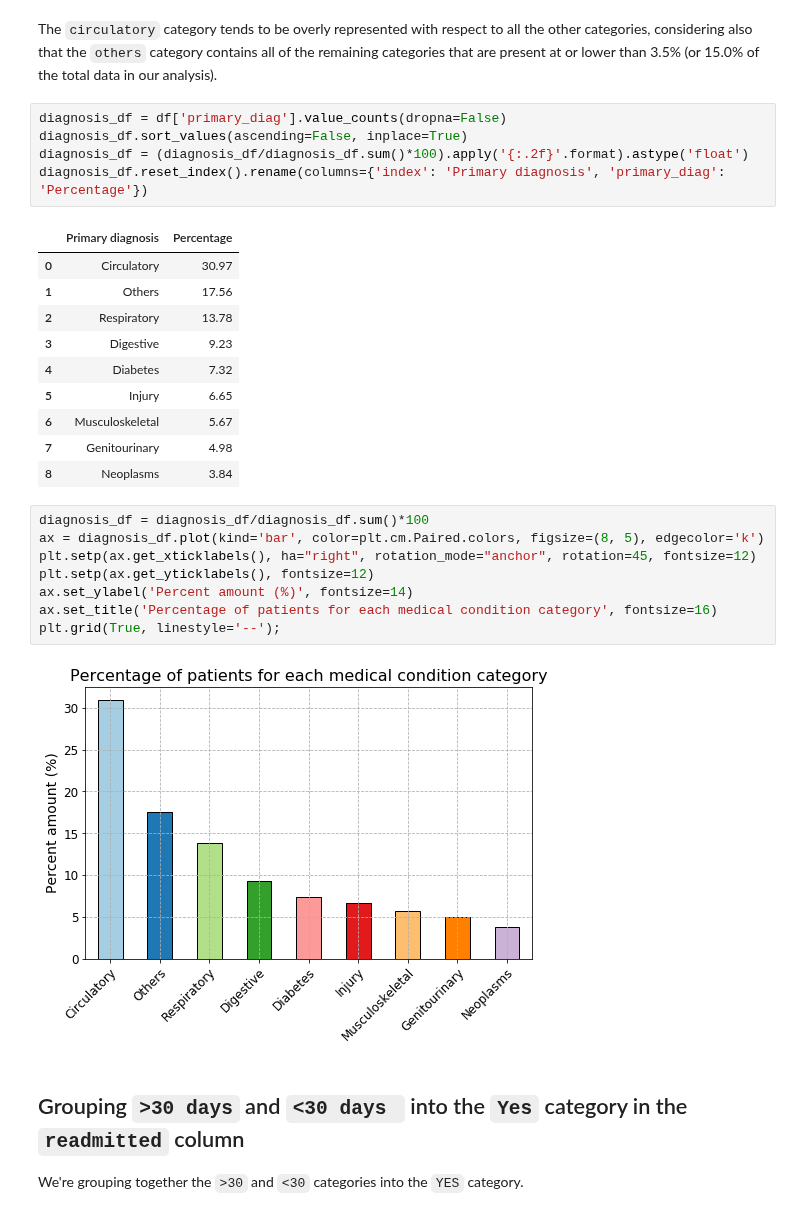
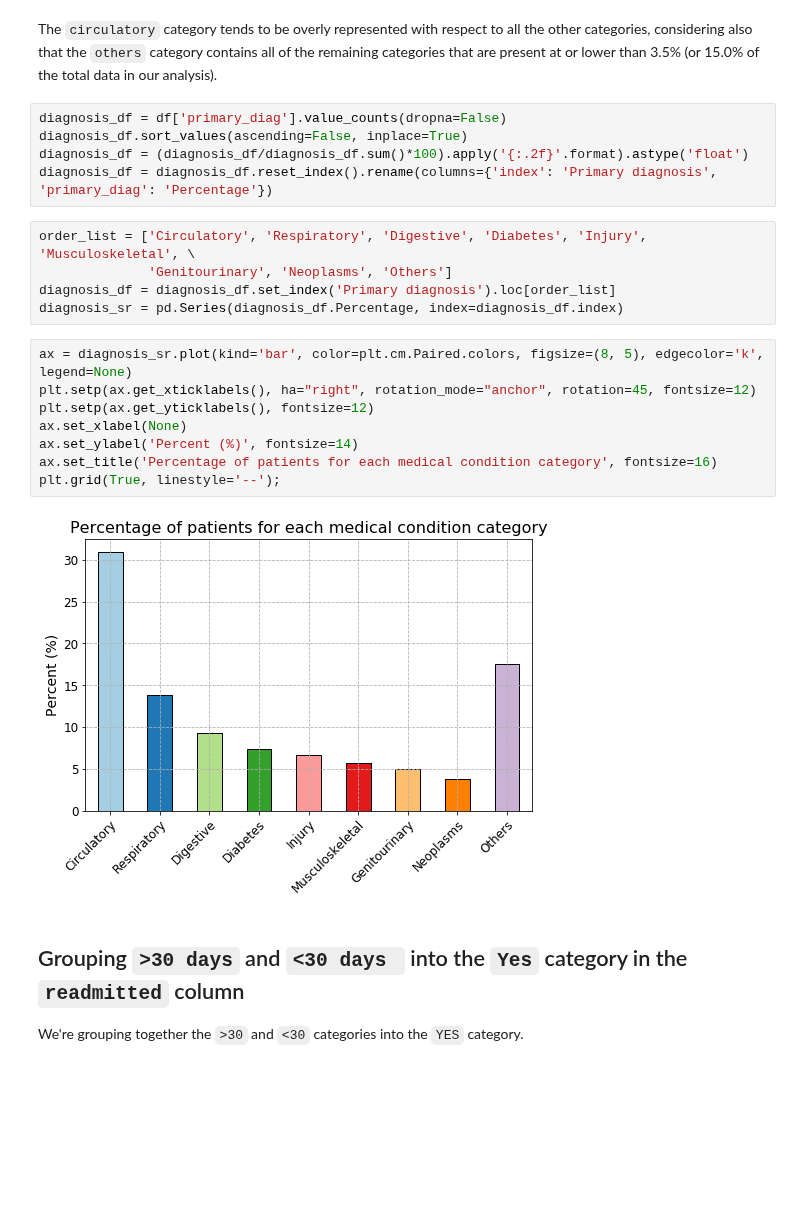
Before and after one commit to capac/kaggle-notebooks, a Jupyter notebook: diabetes-in-130-US-hospitals/1-data-preparation.ipynb, the cells around one changed output. Cells and saved outputs as stored; diff of their text form; blank space fills up the shorter version.

Commit message:
Placed 'Others' columns at the end in 'Percentage of patients for each medical condition category' plot

```diff
--- a/diabetes-in-130-US-hospitals/1-data-preparation.ipynb
+++ b/diabetes-in-130-US-hospitals/1-data-preparation.ipynb
@@ -358,28 +358,22 @@ The `circulatory` category tends to be overly represented with respect to all th
 diagnosis_df = df['primary_diag'].value_counts(dropna=False)
 diagnosis_df.sort_values(ascending=False, inplace=True)
 diagnosis_df = (diagnosis_df/diagnosis_df.sum()*100).apply('{:.2f}'.format).astype('float')
-diagnosis_df.reset_index().rename(columns={'index': 'Primary diagnosis', 'primary_diag': 'Percentage'})
+diagnosis_df = diagnosis_df.reset_index().rename(columns={'index': 'Primary diagnosis', 'primary_diag': 'Percentage'})
-# %% [output]
-|  | Primary diagnosis | Percentage |
-| 0 | Circulatory | 30.97 |
-| 1 | Others | 17.56 |
-| 2 | Respiratory | 13.78 |
-| 3 | Digestive | 9.23 |
-| 4 | Diabetes | 7.32 |
-| 5 | Injury | 6.65 |
-| 6 | Musculoskeletal | 5.67 |
-| 7 | Genitourinary | 4.98 |
-| 8 | Neoplasms | 3.84 |
+# %%
+order_list = ['Circulatory', 'Respiratory', 'Digestive', 'Diabetes', 'Injury', 'Musculoskeletal', \
+              'Genitourinary', 'Neoplasms', 'Others']
+diagnosis_df = diagnosis_df.set_index('Primary diagnosis').loc[order_list]
+diagnosis_sr = pd.Series(diagnosis_df.Percentage, index=diagnosis_df.index)
 # %%
-diagnosis_df = diagnosis_df/diagnosis_df.sum()*100
-ax = diagnosis_df.plot(kind='bar', color=plt.cm.Paired.colors, figsize=(8, 5), edgecolor='k')
+ax = diagnosis_sr.plot(kind='bar', color=plt.cm.Paired.colors, figsize=(8, 5), edgecolor='k', legend=None)
 plt.setp(ax.get_xticklabels(), ha="right", rotation_mode="anchor", rotation=45, fontsize=12)
 plt.setp(ax.get_yticklabels(), fontsize=12)
-ax.set_ylabel('Percent amount (%)', fontsize=14)
+ax.set_xlabel(None)
+ax.set_ylabel('Percent (%)', fontsize=14)
 ax.set_title('Percentage of patients for each medical condition category', fontsize=16)
 plt.grid(True, linestyle='--');
 # %% [output]
-[figure, old version]
+[figure, new version]
 # %% [markdown]
 ## Grouping `>30 days` and `<30 days ` into the `Yes` category in the `readmitted` column
 
```
